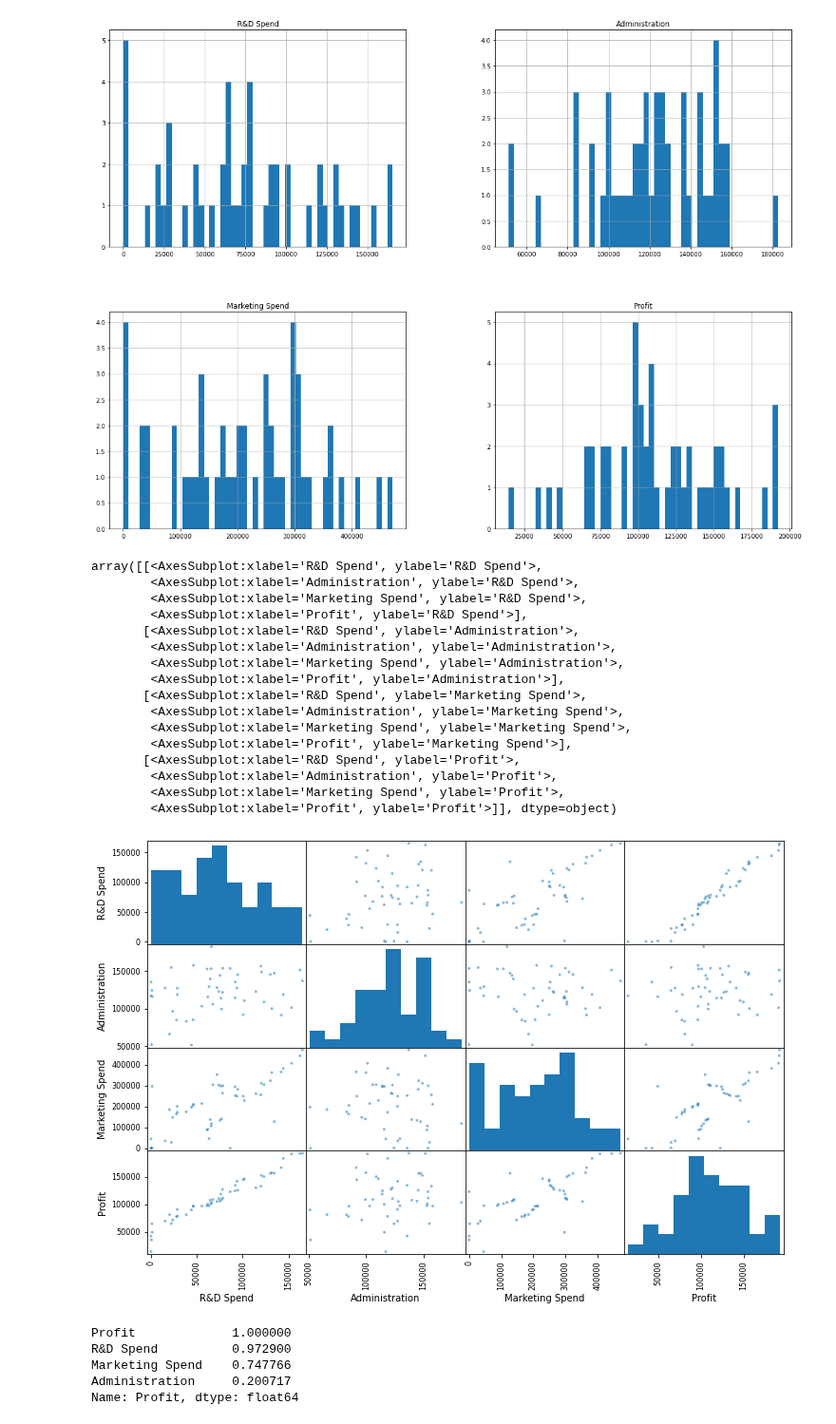
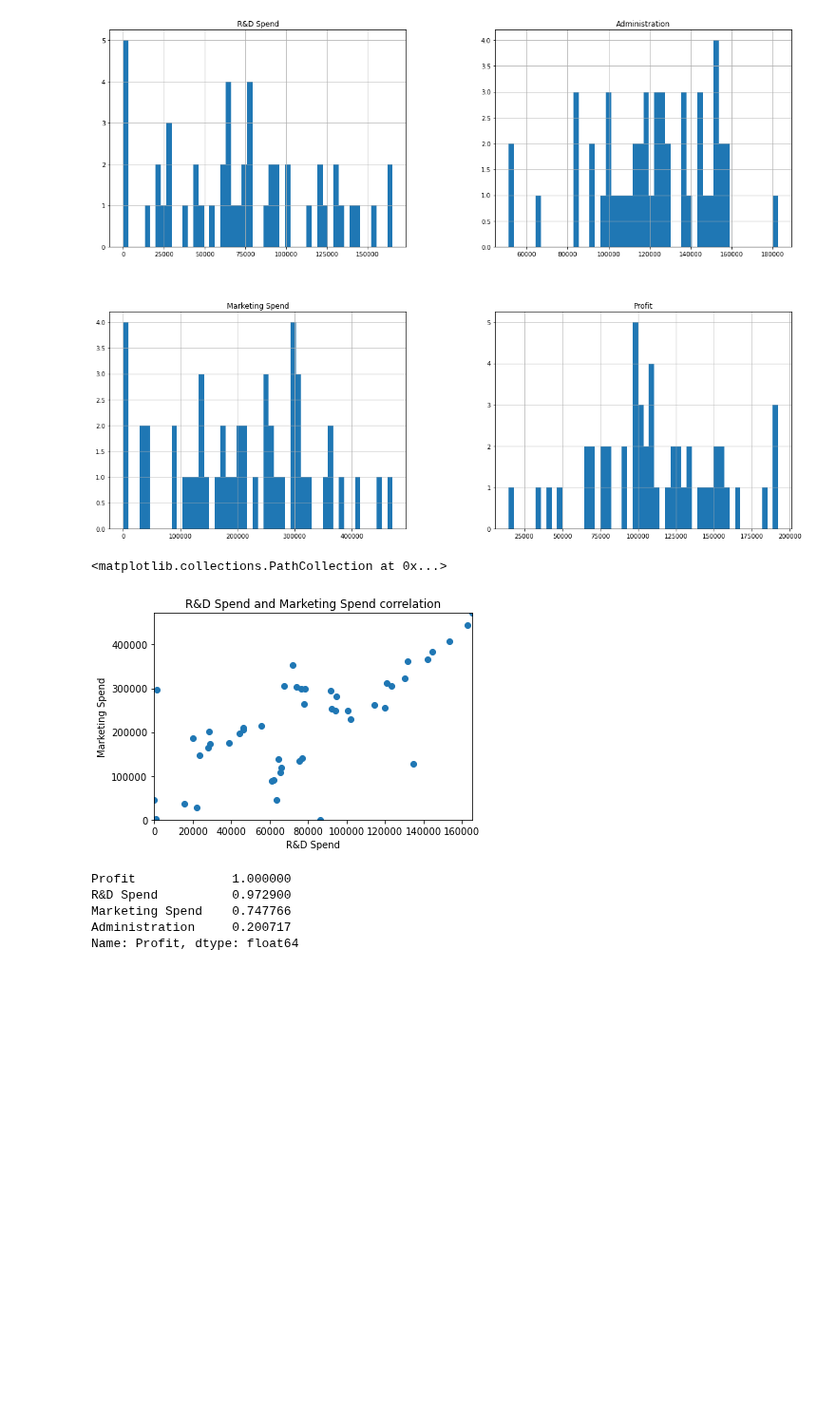
Before and after one commit to LeSubmarine/Obligatiorisk-opgave-1-gruppe-4, a Jupyter notebook: Data exploration.ipynb, the cells around one changed output. Shown at 95% size. Saved outputs shown, nothing was run; the diff lists cells and outputs as text; code cells hidden in the pictures; blank space fills up the shorter version.

```diff
--- a/Data exploration.ipynb
+++ b/Data exploration.ipynb
@@ -47,27 +47,17 @@ plt.show()
 # %%
 corr_matrix = startups.corr()
 from pandas.plotting import scatter_matrix
-attributes = ["R&D Spend", "Administration", "Marketing Spend",
-              "Profit"]
-scatter_matrix(startups[attributes], figsize=(12, 8))
+attributes = ["R&D Spend", "Marketing Spend"]
+#scatter_matrix(startups[attributes], figsize=(12, 8))
+plt.axis([0, max(startups[attributes[0]]), 0, max(startups[attributes[1]])])
+plt.xlabel(attributes[0])
+plt.ylabel(attributes[1])
+plt.title('R&D Spend and Marketing Spend correlation')
+plt.scatter(startups[attributes[0]], startups[attributes[1]])
+#<AxesSubplot:xlabel='R&D Spend', ylabel='R&D Spend'>
 # %% [output]
-array([[<AxesSubplot:xlabel='R&D Spend', ylabel='R&D Spend'>,
-        <AxesSubplot:xlabel='Administration', ylabel='R&D Spend'>,
-        <AxesSubplot:xlabel='Marketing Spend', ylabel='R&D Spend'>,
-        <AxesSubplot:xlabel='Profit', ylabel='R&D Spend'>],
-       [<AxesSubplot:xlabel='R&D Spend', ylabel='Administration'>,
-        <AxesSubplot:xlabel='Administration', ylabel='Administration'>,
-        <AxesSubplot:xlabel='Marketing Spend', ylabel='Administration'>,
-        <AxesSubplot:xlabel='Profit', ylabel='Administration'>],
-       [<AxesSubplot:xlabel='R&D Spend', ylabel='Marketing Spend'>,
-        <AxesSubplot:xlabel='Administration', ylabel='Marketing Spend'>,
-        <AxesSubplot:xlabel='Marketing Spend', ylabel='Marketing Spend'>,
-        <AxesSubplot:xlabel='Profit', ylabel='Marketing Spend'>],
-       [<AxesSubplot:xlabel='R&D Spend', ylabel='Profit'>,
-        <AxesSubplot:xlabel='Administration', ylabel='Profit'>,
-        <AxesSubplot:xlabel='Marketing Spend', ylabel='Profit'>,
-        <AxesSubplot:xlabel='Profit', ylabel='Profit'>]], dtype=object)
+<matplotlib.collections.PathCollection at 0x...>
-[figure, old version]
+[figure, new version]
 # %%
 corr_matrix = startups.corr()
 corr_matrix["Profit"].sort_values(ascending=False)
```
Also changed, not shown: parts of 3 cells of this notebook.
